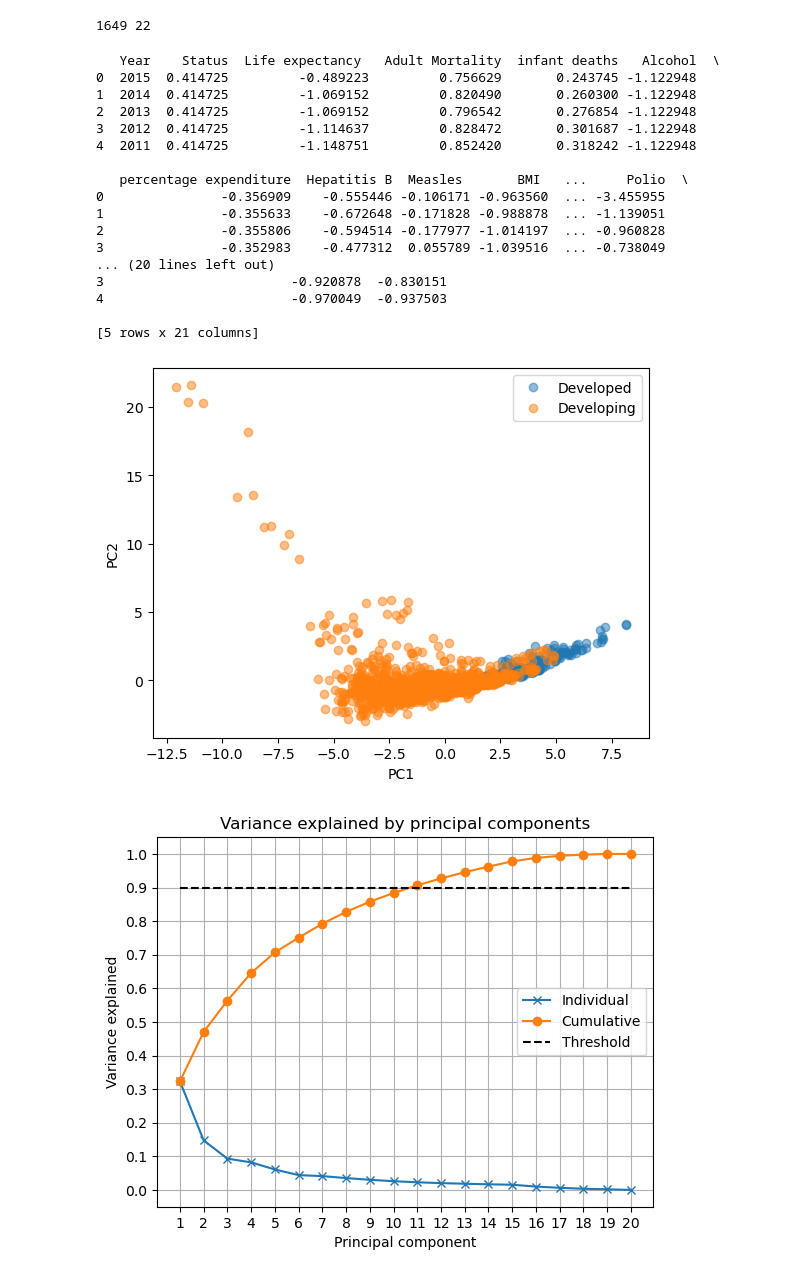
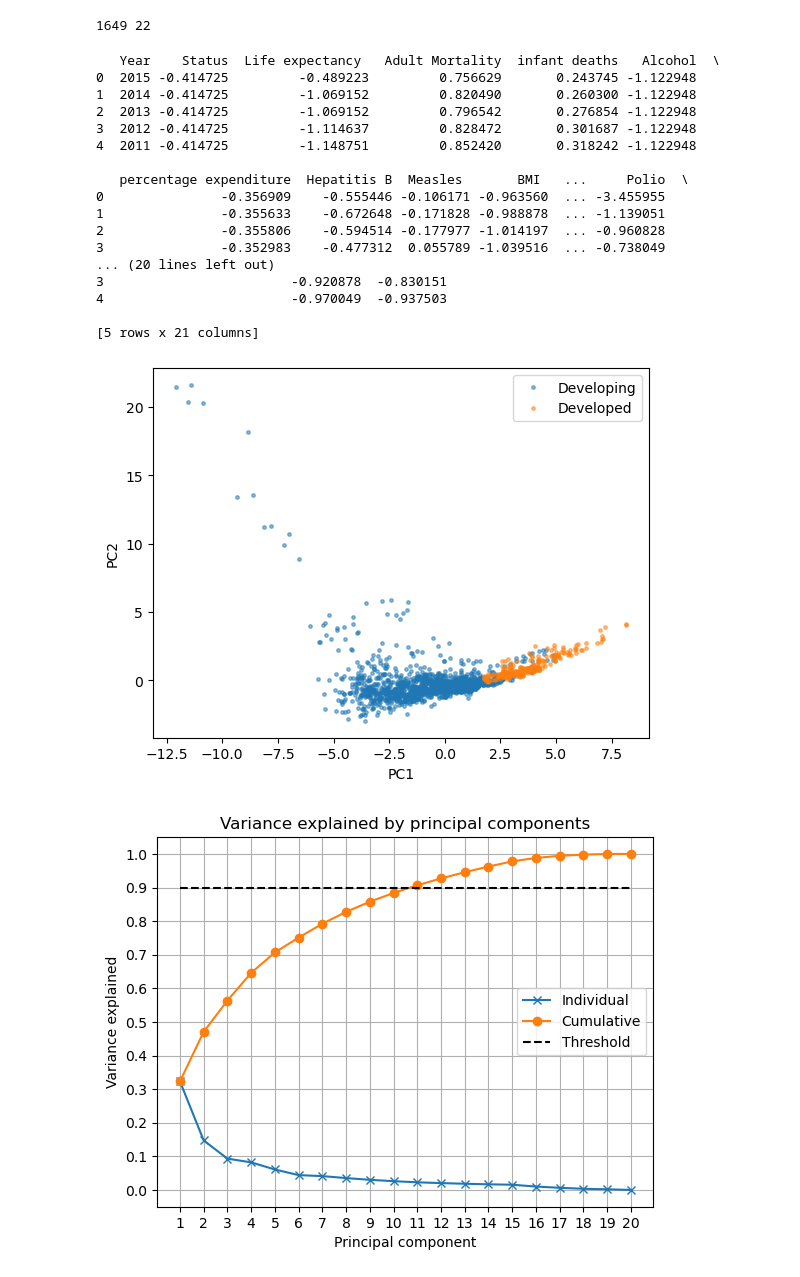
Before and after one commit to Apros7/DTU_MachineLearning, a Jupyter notebook: Project1/PCA of Data with all nans removed.ipynb, the cells around one changed output. Cells and saved outputs as stored; diff of their text form; code cells hidden in the pictures.

```diff
--- a/Project1/PCA of Data with all nans removed.ipynb
+++ b/Project1/PCA of Data with all nans removed.ipynb
@@ -16,7 +16,7 @@ df.drop(columns =["Country"],inplace = True)
 
 
 develop = df.iloc[:,1].tolist()
-developNames = sorted(set(develop)) # Creates a list of all the variable types from classLabels
+developNames = sorted(set(develop))[::-1] # Creates a list of all the variable types from classLabels
 D = len(developNames)
 developDict = dict(zip(developNames,range(2))) #0 for developed; 1 for developing
 develop = np.asarray([developDict[value] for value in develop])
@@ -32,11 +32,11 @@ for col in cols:
 print(df.head())
 # %% [output]
    Year    Status  Life expectancy   Adult Mortality  infant deaths   Alcohol  \
-0  2015  0.414725         -0.489223         0.756629       0.243745 -1.122948
-1  2014  0.414725         -1.069152         0.820490       0.260300 -1.122948
-2  2013  0.414725         -1.069152         0.796542       0.276854 -1.122948
-3  2012  0.414725         -1.114637         0.828472       0.301687 -1.122948
-4  2011  0.414725         -1.148751         0.852420       0.318242 -1.122948
+0  2015 -0.414725         -0.489223         0.756629       0.243745 -1.122948
+1  2014 -0.414725         -1.069152         0.820490       0.260300 -1.122948
+2  2013 -0.414725         -1.069152         0.796542       0.276854 -1.122948
+3  2012 -0.414725         -1.114637         0.828472       0.301687 -1.122948
+4  2011 -0.414725         -1.148751         0.852420       0.318242 -1.122948
 
    percentage expenditure  Hepatitis B  Measles       BMI   ...     Polio  \
 0               -0.356909    -0.555446 -0.106171 -0.963560  ... -3.455955
@@ -66,30 +66,30 @@ C = len(country)
 # %%
 U,S,Vt = svd(ndata,full_matrices=False)
 V = Vt.T
 
 # Project the centered data onto principal component space
 Z = ndata @ V
 
 # Indices of the principal components to be plotted
 i = 0
 j = 1
 
 # Plot PCA of the data
 
 for d in range(D):
     # select indices belonging to class d:
     class_mask = develop==d
-    plt.plot(Z[class_mask,i], Z[class_mask,j], 'o', alpha=.5)
+    plt.plot(Z[class_mask,i], Z[class_mask,j], '.', alpha=.5,markersize=5)
     #plt.legend(class_mask) i cant figure out how to plot legends
     plt.legend(developNames) # is this correct
 
 plt.xlabel('PC{0}'.format(i+1))
 plt.ylabel('PC{0}'.format(j+1))
 plt.savefig("PC1 and PC2.png")
 plt.show()
 #maybe split for developed and developing countries and even split by continent?
 # %% [output]
-[figure, old version]
+[figure, new version]
 # %%
 # Compute variance explained by principal components
 rho = (S*S) / (S*S).sum()
```
Also changed, not shown: 5 other files.
